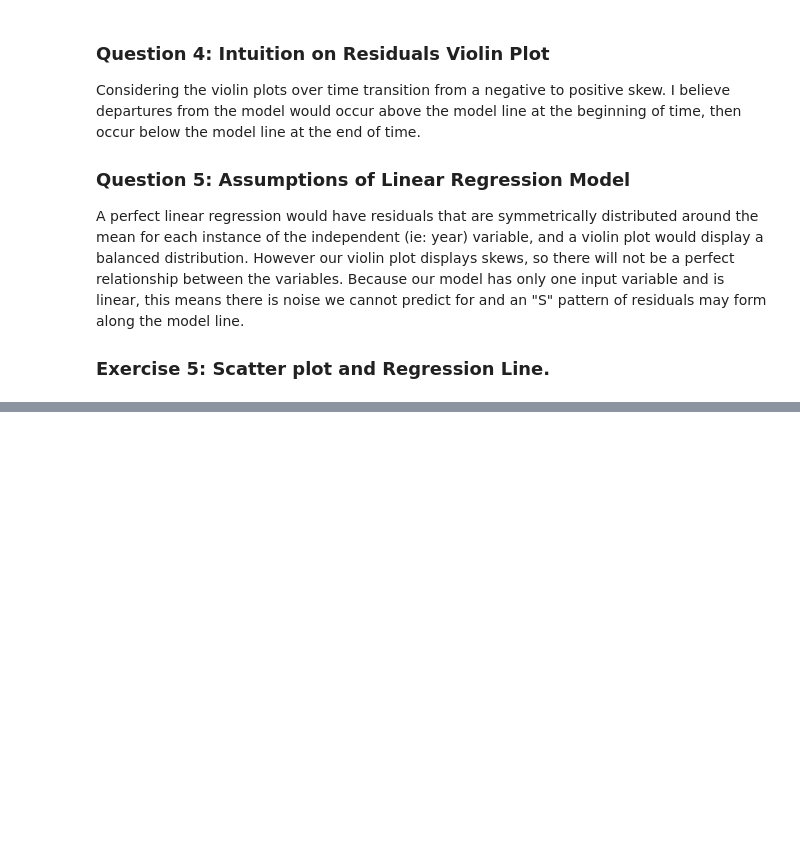
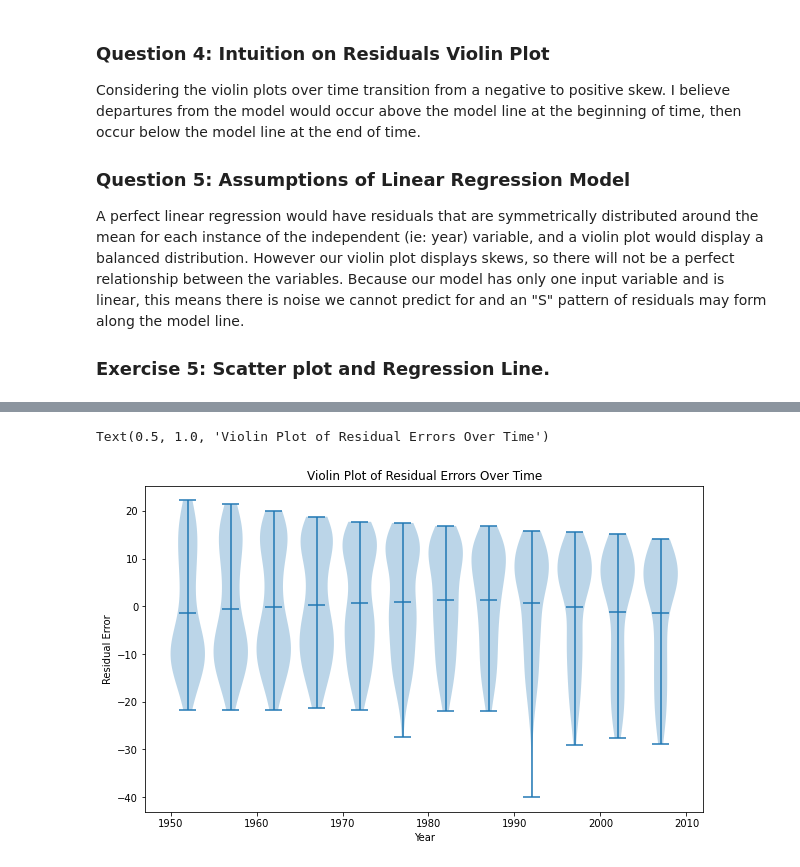
Before and after one commit to willcrodman/data_science_project_3, a Jupyter notebook: project_3.ipynb, the cells around one changed output, grey strips where cells are left out. Cells and saved outputs as stored; diff of their text form; code cells hidden in the pictures; blank space fills up the shorter version.

```diff
--- a/project_3.ipynb
+++ b/project_3.ipynb
@@ -105,3 +107,13 @@ Considering the violin plots over time transition from a negative to positive sk
 A perfect linear regression would have residuals that are symmetrically distributed around the mean for each instance of the independent (ie: year) variable, and a violin plot would display a balanced distribution. However our violin plot displays skews, so there will not be a perfect relationship between the variables. Because our model has only one input variable and is linear, this means there is noise we cannot predict for and an "S" pattern of residuals may form along the model line.
 
 ### Exercise 5: Scatter plot and Regression Line.
+# %%
+X = df[['year']]
+y = df['lifeExp']
+
+model = LinearRegression()
+model.fit(X, y)
+
+print("Linear Regression Model Parameters:")
+print(f'Intercept (B0): {model.intercept_}')
+print(f'Coefficient for year (B1): {model.coef_[0]}')
@@ -107,0 +134,17 @@ A perfect linear regression would have residuals that are symmetrically distribu
+# %%
+# Calculate residuals.
+df['residuals'] = y - model.predict(X)
+
+# Wrangling data for plot.
+plt.figure(figsize=(10, 6))
+residuals_per_year = df.groupby('year')['residuals'].apply(list).reset_index(name='values')
+y = residuals_per_year['values'].to_list()
+x = residuals_per_year['year'].to_list()
+
+plt.violinplot(y, x, widths=4, showmeans=True)
+plt.xlabel("Year")
+plt.ylabel("Residual Error")
+plt.title("Violin Plot of Residual Errors Over Time")
+# %% [output]
+Text(0.5, 1.0, 'Violin Plot of Residual Errors Over Time')
+[figure, added]
```
Also changed, not shown: parts of 20 cells of this notebook.
